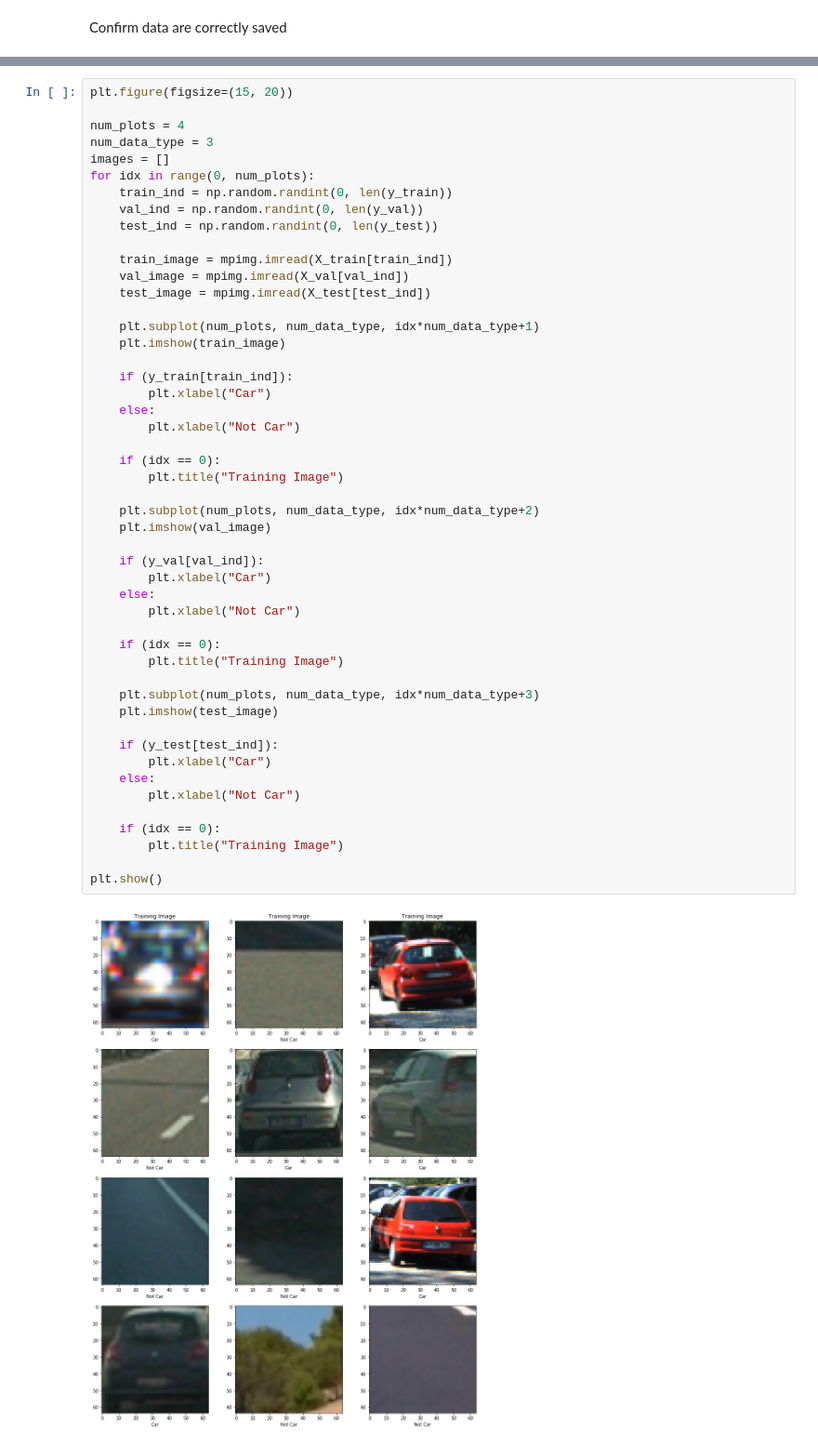
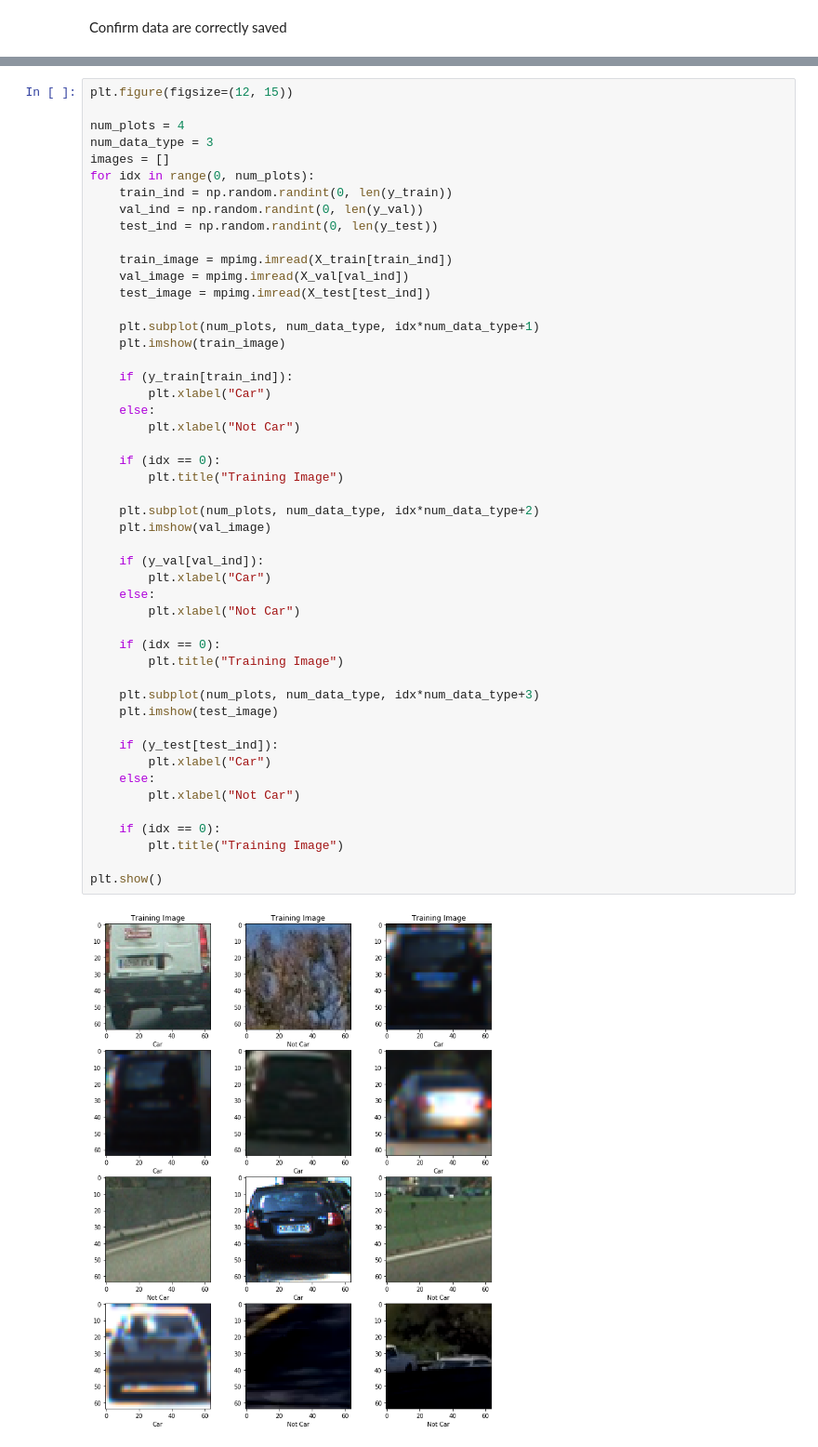
Before and after one commit to jaxanc/CarND-Vehicle-Detection, a Jupyter notebook: data_exploration.ipynb, the cells around one changed output, grey strips where cells are left out. Shown at 93% size. Cells and saved outputs as stored; diff of their text form.

```diff
--- a/data_exploration.ipynb
+++ b/data_exploration.ipynb
@@ -152,7 +153,7 @@ y_val = data['y_val']
 X_test = data['X_test']
 y_test = data['y_test']
 # %%
-plt.figure(figsize=(15, 20))
+plt.figure(figsize=(12, 15))
 
 num_plots = 4
 num_data_type = 3
@@ -174,31 +175,31 @@ for idx in range(0, num_plots):
     else:
         plt.xlabel("Not Car")
 
     if (idx == 0):
         plt.title("Training Image")
 
     plt.subplot(num_plots, num_data_type, idx*num_data_type+2)
     plt.imshow(val_image)
 
     if (y_val[val_ind]):
         plt.xlabel("Car")
     else:
         plt.xlabel("Not Car")
 
     if (idx == 0):
         plt.title("Training Image")
 
     plt.subplot(num_plots, num_data_type, idx*num_data_type+3)
     plt.imshow(test_image)
 
     if (y_test[test_ind]):
         plt.xlabel("Car")
     else:
         plt.xlabel("Not Car")
 
     if (idx == 0):
         plt.title("Training Image")
 
 plt.show()
 # %% [output]
-[figure, old version]
+[figure, new version]
```
Also changed, not shown: parts of 4 cells of this notebook, 9 other files.
